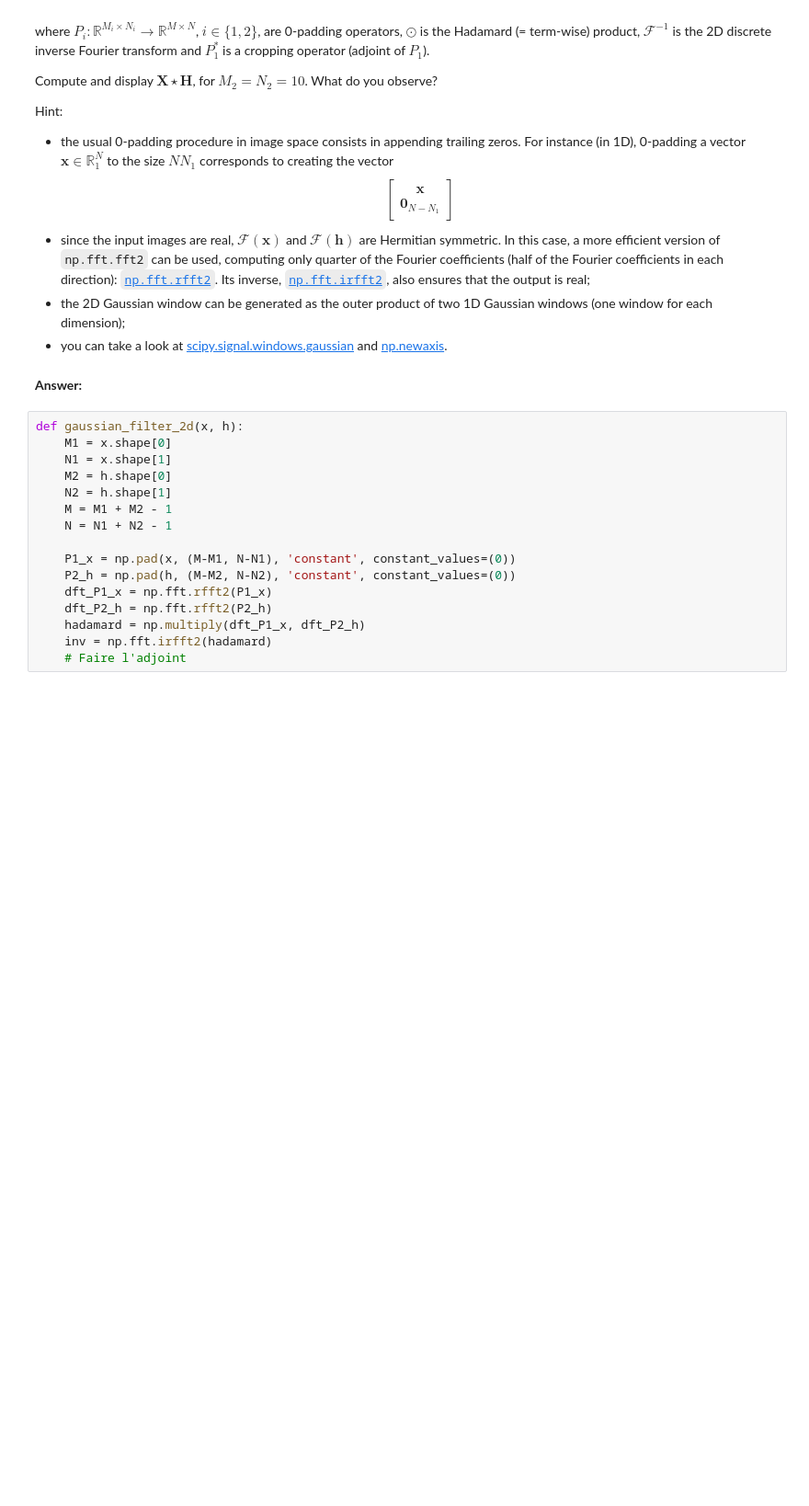
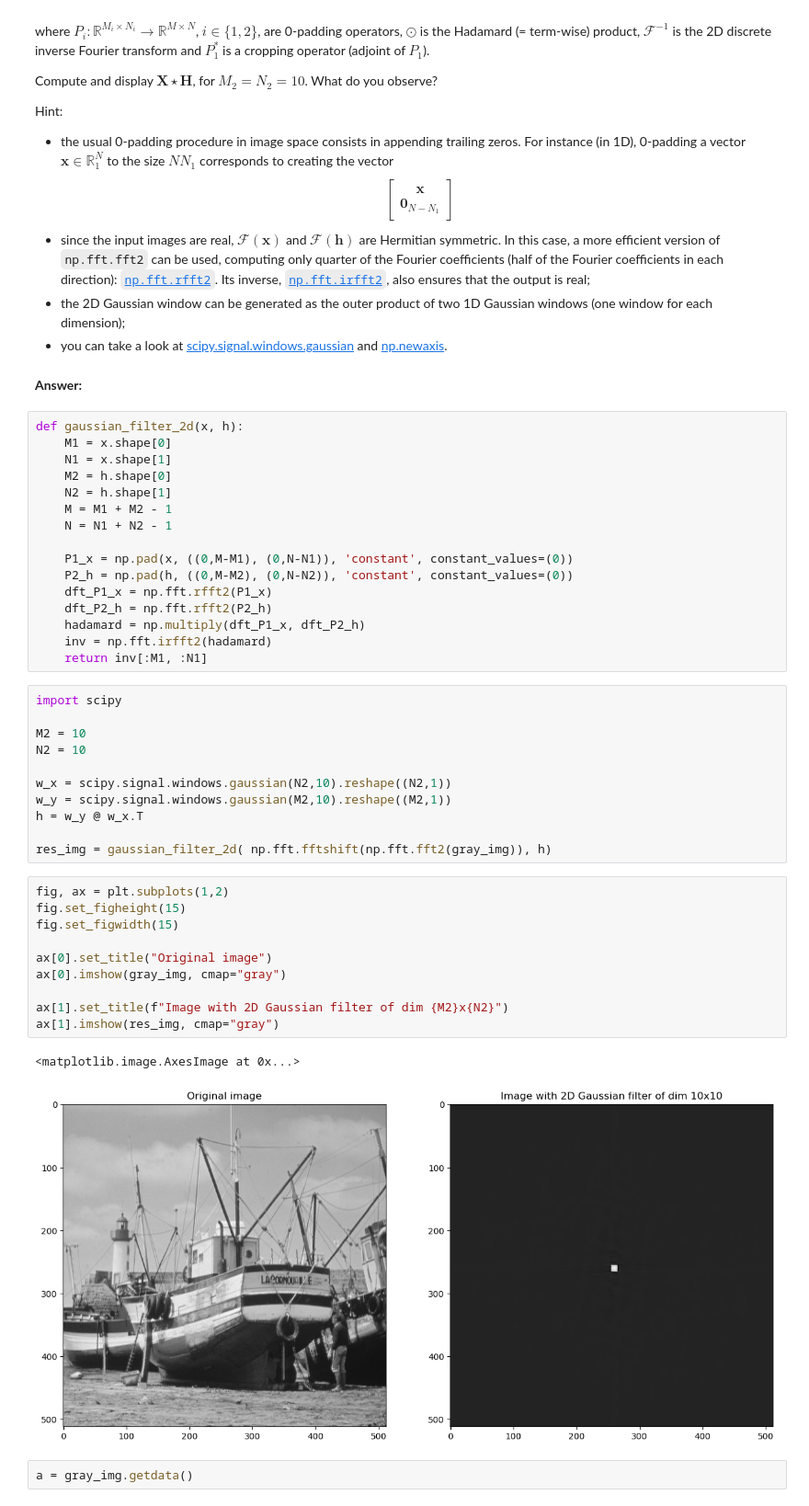
Before and after one commit to heez77/python_sdia, a Jupyter notebook: Labs/Lab3/lab3.ipynb, the cells around one changed output. Shown at 92% size. Cells and saved outputs as stored; diff of their text form; blank space fills up the shorter version.

Commit message:
Lab3 - Exo 2 - Gaussian Kernel first implementation

```diff
--- a/Labs/Lab3/lab3.ipynb
+++ b/Labs/Lab3/lab3.ipynb
@@ -312,10 +309,36 @@ def gaussian_filter_2d(x, h):
     M = M1 + M2 - 1
     N = N1 + N2 - 1
 
-    P1_x = np.pad(x, (M-M1, N-N1), 'constant', constant_values=(0))
-    P2_h = np.pad(h, (M-M2, N-N2), 'constant', constant_values=(0))
+    P1_x = np.pad(x, ((0,M-M1), (0,N-N1)), 'constant', constant_values=(0))
+    P2_h = np.pad(h, ((0,M-M2), (0,N-N2)), 'constant', constant_values=(0))
     dft_P1_x = np.fft.rfft2(P1_x)
     dft_P2_h = np.fft.rfft2(P2_h)
     hadamard = np.multiply(dft_P1_x, dft_P2_h)
     inv = np.fft.irfft2(hadamard)
-    # Faire l'adjoint
+    return inv[:M1, :N1]
+# %%
+import scipy
+
+M2 = 10
+N2 = 10
+
+w_x = scipy.signal.windows.gaussian(N2,10).reshape((N2,1))
+w_y = scipy.signal.windows.gaussian(M2,10).reshape((M2,1))
+h = w_y @ w_x.T
+
+res_img = gaussian_filter_2d( np.fft.fftshift(np.fft.fft2(gray_img)), h)
+# %%
+fig, ax = plt.subplots(1,2)
+fig.set_figheight(15)
+fig.set_figwidth(15)
+
+ax[0].set_title("Original image")
+ax[0].imshow(gray_img, cmap="gray")
+
+ax[1].set_title(f"Image with 2D Gaussian filter of dim {M2}x{N2}")
+ax[1].imshow(res_img, cmap="gray")
+# %% [output]
+<matplotlib.image.AxesImage at 0x...>
+[figure, added]
+# %%
+a = gray_img.getdata()
```
Also changed, not shown: parts of 8 cells of this notebook, 2 other files.
